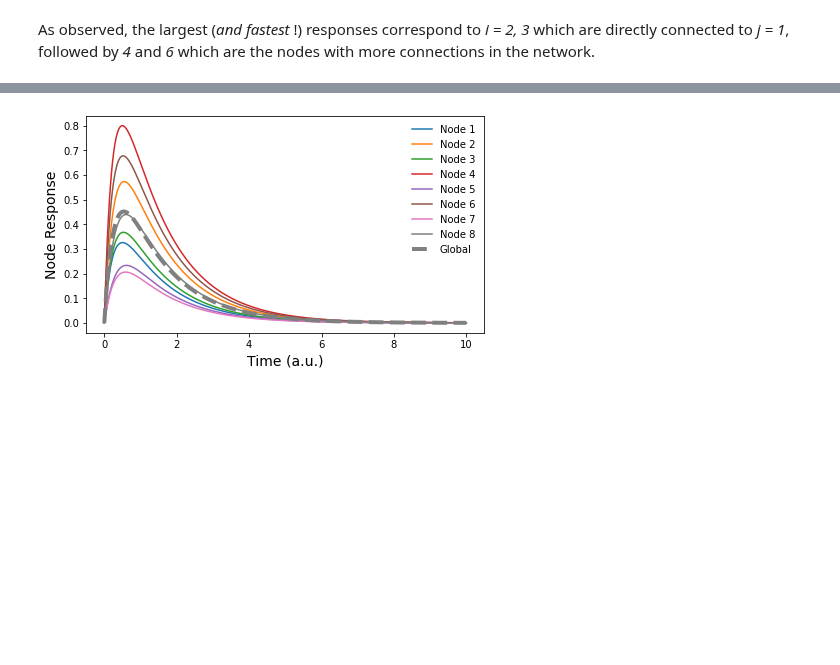
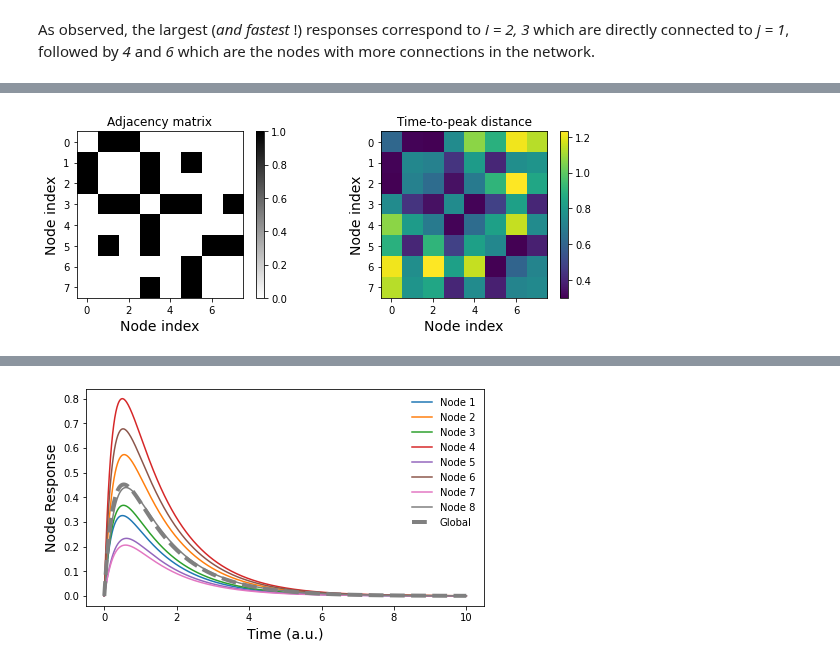
Before and after one commit to mb-BCA/SiReNetA_Tutorials, a Jupyter notebook: Tutorial_Notebooks/1_GettingStarted.ipynb, the cells around one changed output, grey strips where cells are left out. Saved outputs shown, nothing was run; the diff lists cells and outputs as text; code cells hidden in the pictures; blank space fills up the shorter version.

```diff
--- a/Tutorial_Notebooks/1_GettingStarted.ipynb
+++ b/Tutorial_Notebooks/1_GettingStarted.ipynb
@@ -243,0 +247,22 @@ To compute $\bar{r}_i$ we first compute the (summed) response $r_i(t)$ of a node
+# %%
+# Compute the time-to-peak distance
+ttpdist = sna.Time2Peak(Rmats, timestep=dt)
+
+plt.figure(figsize=(10,3))
+# Plot the adjacency matrix
+plt.subplot(1,2,1)
+plt.title('Adjacency matrix')
+plt.imshow(net, cmap='gray_r')
+plt.colorbar()
+plt.xlabel( 'Node index' );
+plt.ylabel( 'Node index' );
+
+# Plot the time-2-peak distance matrix
+plt.subplot(1,2,2)
+plt.title('Time-to-peak distance')
+plt.imshow(ttpdist)
+plt.colorbar()
+plt.xlabel( 'Node index' );
+plt.ylabel( 'Node index' );
+# %% [output]
+[figure, added]
```
Also changed, not shown: parts of 9 cells of this notebook.
